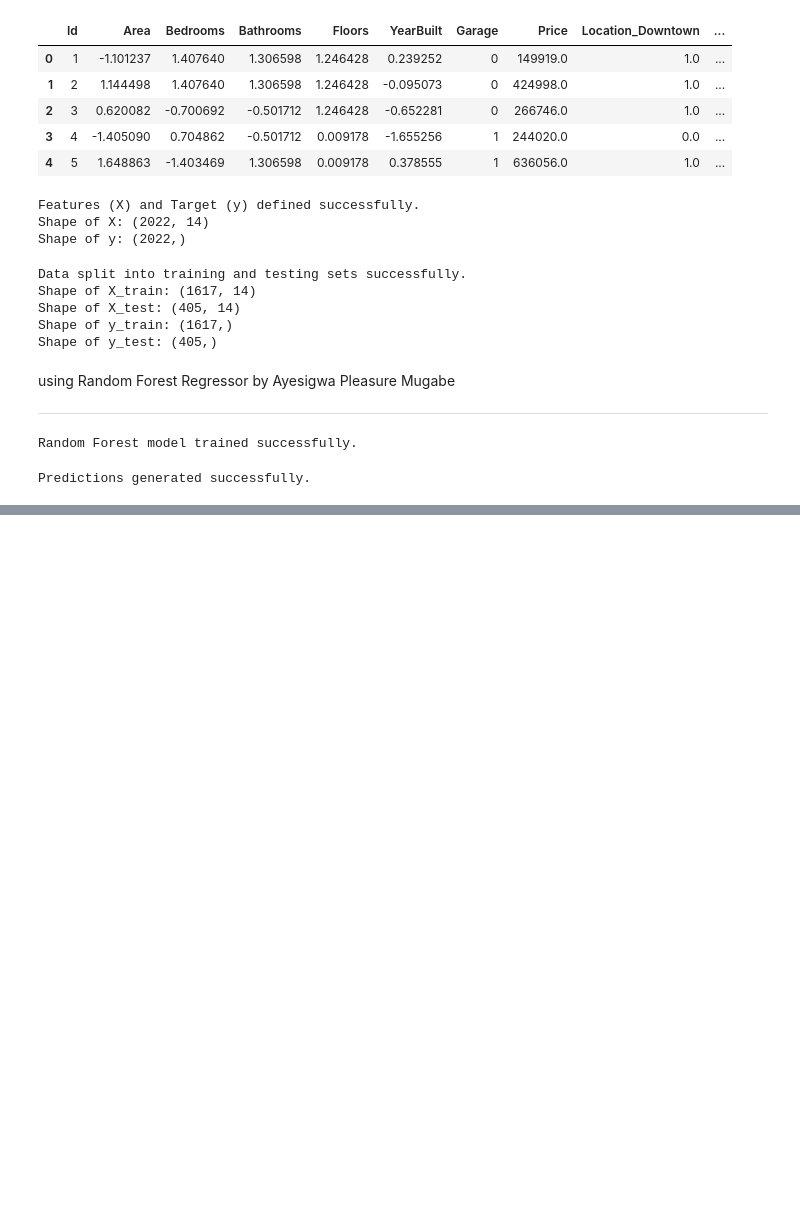
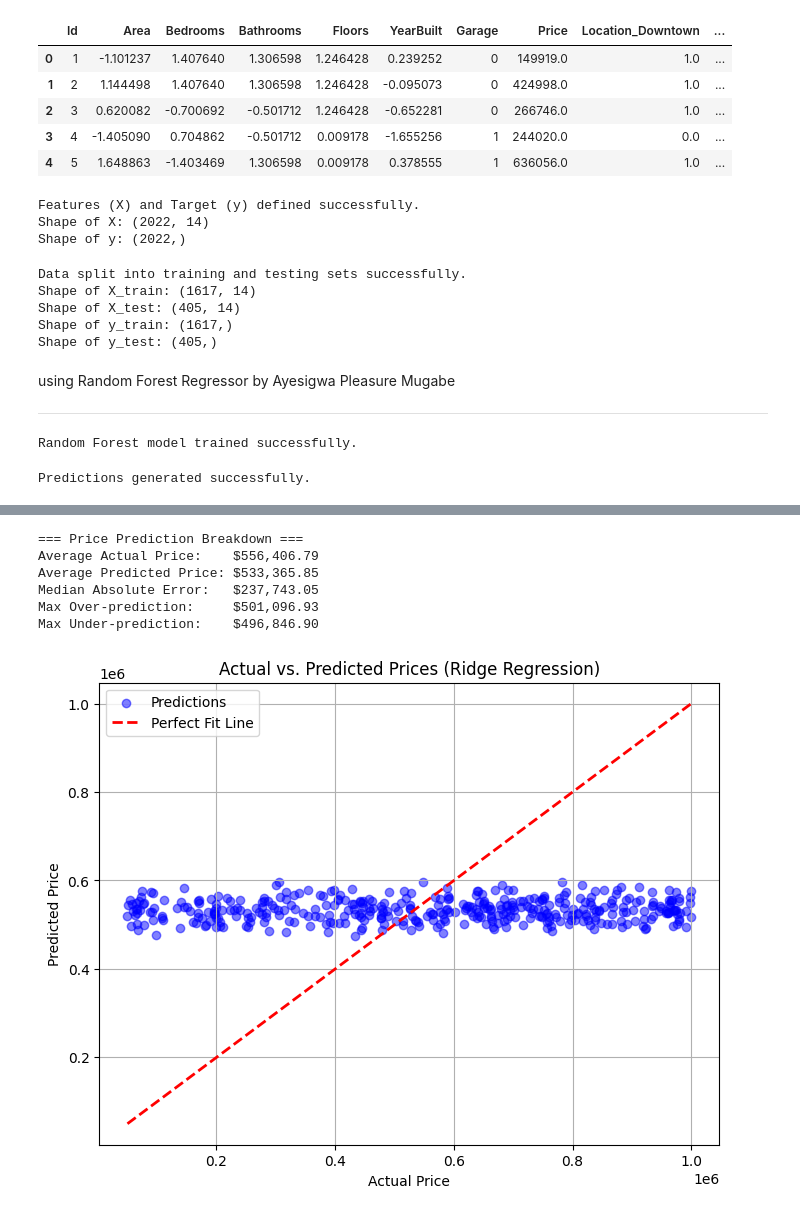
Before and after one commit to FrankFayz/ML_PROJECT, a Jupyter notebook: MACHINE_LEARNING_ASSIGNMENT2.ipynb, the cells around one changed output, grey strips where cells are left out. Saved outputs shown, nothing was run; the diff lists cells and outputs as text; code cells hidden in the pictures; blank space fills up the shorter version.

```diff
--- a/MACHINE_LEARNING_ASSIGNMENT2.ipynb
+++ b/MACHINE_LEARNING_ASSIGNMENT2.ipynb
@@ -628,0 +626,8 @@ The initial model showed poor predictive performance, as indicated by the negati
+# %%
+# Initialize Ridge Regression (alpha=1.0 is the default regularization parameter)
+ridge_model = Ridge(alpha=1.0)
+
+# Train the model on the training data
+ridge_model.fit(X_train, y_train)
+
+print("Model training complete.")
@@ -628,0 +636,6 @@ The initial model showed poor predictive performance, as indicated by the negati
+# %%
+# Predictions on test set
+y_pred = ridge_model.predict(X_test)
+
+# Predictions on training set (for comparison)
+y_train_pred = ridge_model.predict(X_train)
@@ -628,0 +696,30 @@ The initial model showed poor predictive performance, as indicated by the negati
+# %%
+#summary statistics on errors
+print("=== Price Prediction Breakdown ===")
+print(f"Average Actual Price:    ${y_test.mean():,.2f}")
+print(f"Average Predicted Price: ${y_pred.mean():,.2f}")
+print(f"Median Absolute Error:   ${comparison_df['Absolute Error'].median():,.2f}")
+print(f"Max Over-prediction:     ${(y_pred - y_test).max():,.2f}")
+print(f"Max Under-prediction:    ${(y_test - y_pred).max():,.2f}")
+# %% [output]
+=== Price Prediction Breakdown ===
+Average Actual Price:    $556,406.79
+Average Predicted Price: $533,365.85
+Median Absolute Error:   $237,743.05
+Max Over-prediction:     $501,096.93
+Max Under-prediction:    $496,846.90
+# %%
+#visualization of actual vs. predicted prices
+import matplotlib.pyplot as plt
+
+plt.figure(figsize=(8, 6))
+plt.scatter(y_test, y_pred, alpha=0.5, color='blue', label='Predictions')
+plt.plot([y_test.min(), y_test.max()], [y_test.min(), y_test.max()], 'r--', lw=2, label='Perfect Fit Line')
+plt.xlabel('Actual Price')
+plt.ylabel('Predicted Price')
+plt.title('Actual vs. Predicted Prices (Ridge Regression)')
+plt.legend()
+plt.grid(True)
+plt.show()
+# %% [output]
+[figure, added]
```
Also changed, not shown: parts of 13 cells of this notebook.
